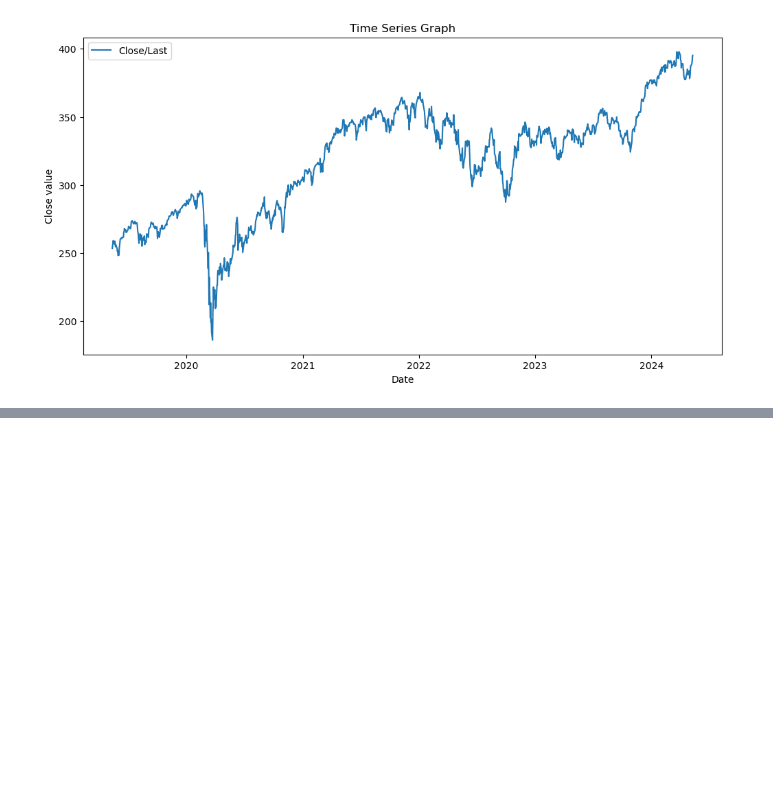
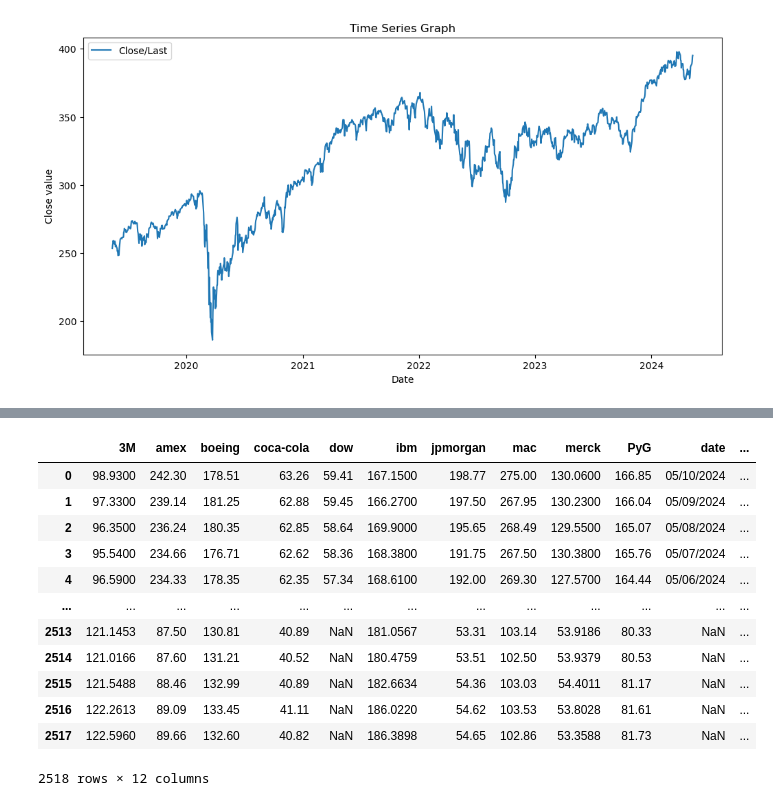
Before and after one commit to juansv2k2/financial-time-series-analysis, a Jupyter notebook: TP.ipynb, the cells around one changed output, grey strips where cells are left out. Cells and saved outputs as stored; diff of their text form; code cells hidden in the pictures; blank space fills up the shorter version.

```diff
--- a/TP.ipynb
+++ b/TP.ipynb
@@ -53,0 +127,18 @@ plt.show()
+# %%
+df = pd.read_csv('./primeras_10ac.csv', sep=',')
+# %%
+df
+# %% [output]
+|  | 3M | amex | boeing | coca-cola | dow | ibm | jpmorgan | mac | merck | PyG | date | ... |
+| 0 | 98.9300 | 242.30 | 178.51 | 63.26 | 59.41 | 167.1500 | 198.77 | 275.00 | 130.0600 | 166.85 | 05/10/2024 | ... |
+| 1 | 97.3300 | 239.14 | 181.25 | 62.88 | 59.45 | 166.2700 | 197.50 | 267.95 | 130.2300 | 166.04 | 05/09/2024 | ... |
+| 2 | 96.3500 | 236.24 | 180.35 | 62.85 | 58.64 | 169.9000 | 195.65 | 268.49 | 129.5500 | 165.07 | 05/08/2024 | ... |
+| 3 | 95.5400 | 234.66 | 176.71 | 62.62 | 58.36 | 168.3800 | 191.75 | 267.50 | 130.3800 | 165.76 | 05/07/2024 | ... |
+| 4 | 96.5900 | 234.33 | 178.35 | 62.35 | 57.34 | 168.6100 | 192.00 | 269.30 | 127.5700 | 164.44 | 05/06/2024 | ... |
+| ... | ... | ... | ... | ... | ... | ... | ... | ... | ... | ... | ... | ... |
+| 2513 | 121.1453 | 87.50 | 130.81 | 40.89 | NaN | 181.0567 | 53.31 | 103.14 | 53.9186 | 80.33 | NaN | ... |
+| 2514 | 121.0166 | 87.60 | 131.21 | 40.52 | NaN | 180.4759 | 53.51 | 102.50 | 53.9379 | 80.53 | NaN | ... |
+| 2515 | 121.5488 | 88.46 | 132.99 | 40.89 | NaN | 182.6634 | 54.36 | 103.03 | 54.4011 | 81.17 | NaN | ... |
+| 2516 | 122.2613 | 89.09 | 133.45 | 41.11 | NaN | 186.0220 | 54.62 | 103.53 | 53.8028 | 81.61 | NaN | ... |
+| 2517 | 122.5960 | 89.66 | 132.60 | 40.82 | NaN | 186.3898 | 54.65 | 102.86 | 53.3588 | 81.73 | NaN | ... |
+2518 rows × 12 columns
```
Also changed, not shown: parts of 5 cells of this notebook, 52 other files.
